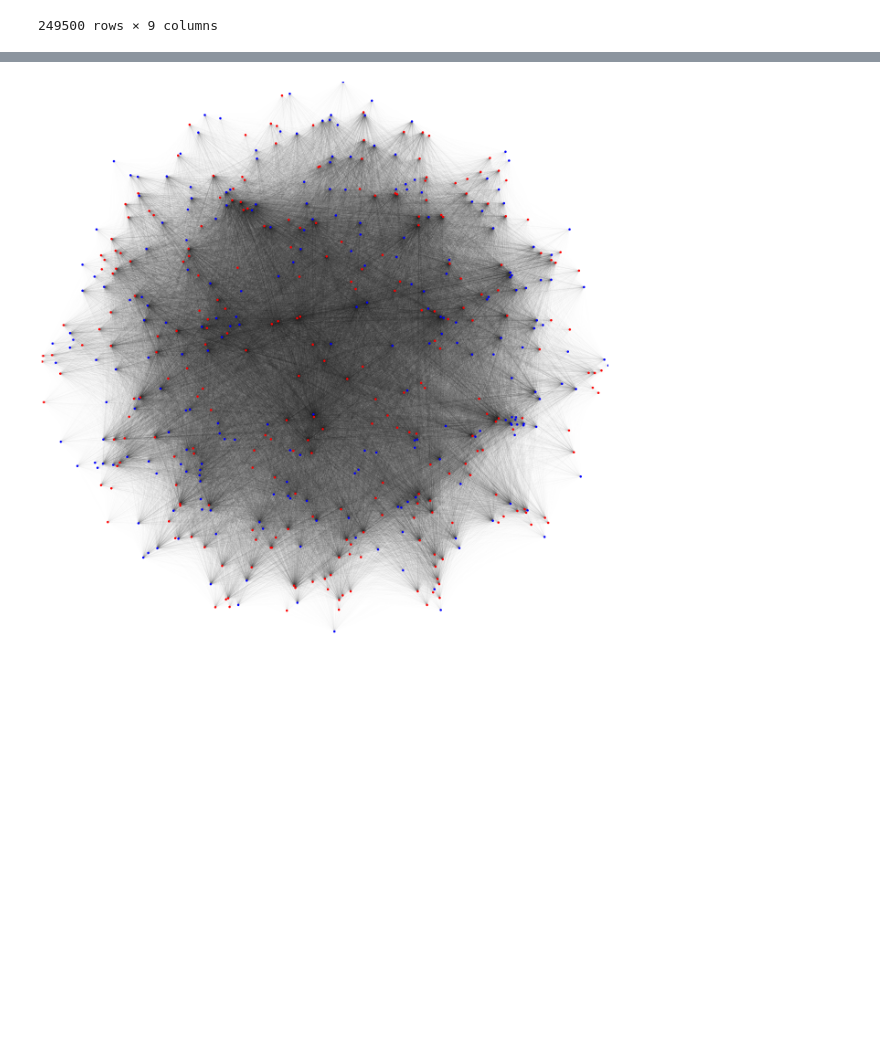
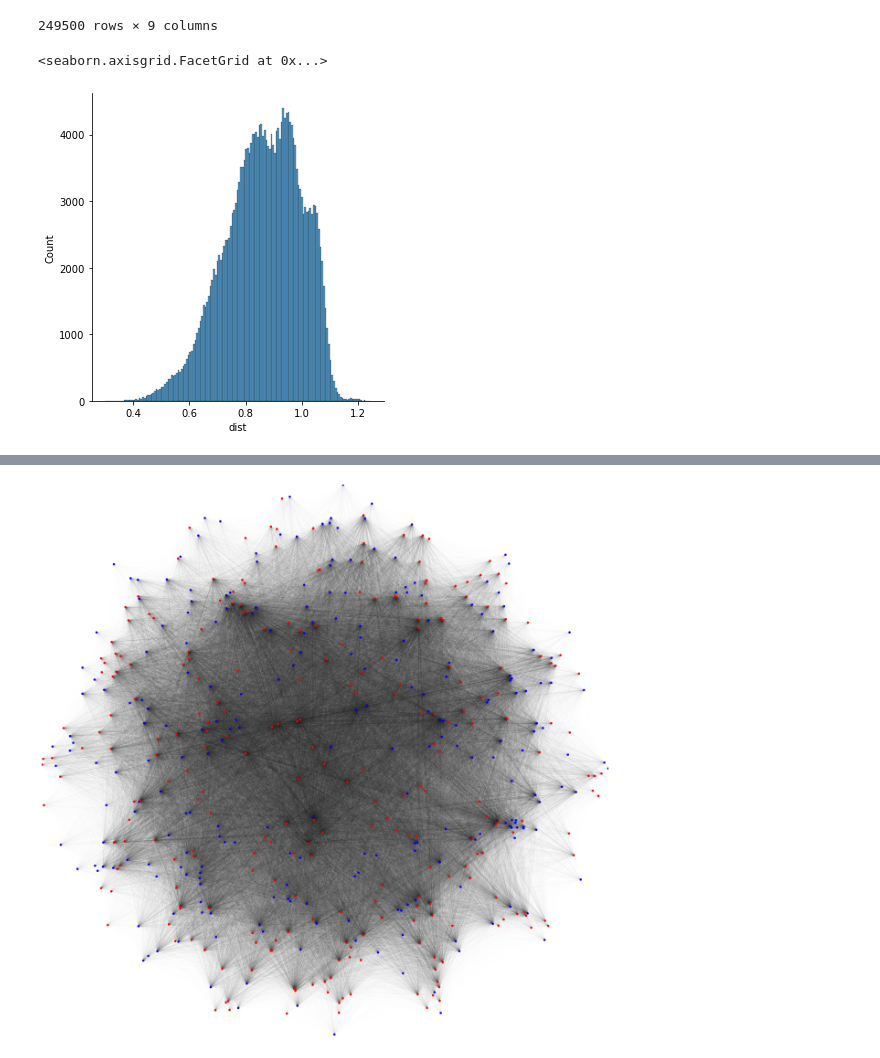
Before and after one commit to samuelbarrett1234/csproject, a Jupyter notebook: NCD Graph Visualiser.ipynb, the cells around one changed output, grey strips where cells are left out. Saved outputs shown, nothing was run; the diff lists cells and outputs as text; code cells hidden in the pictures; blank space fills up the shorter version.

Commit message:
Updated visualisation.

```diff
--- a/NCD Graph Visualiser.ipynb
+++ b/NCD Graph Visualiser.ipynb
@@ -30,0 +33,5 @@ G = nx.from_pandas_edgelist(df, "seqid_1", "seqid_2", "weight")
+# %%
+sns.displot(df["dist"])
+# %% [output]
+<seaborn.axisgrid.FacetGrid at 0x...>
+[figure, added]
```
Also changed, not shown: parts of 6 cells of this notebook.
